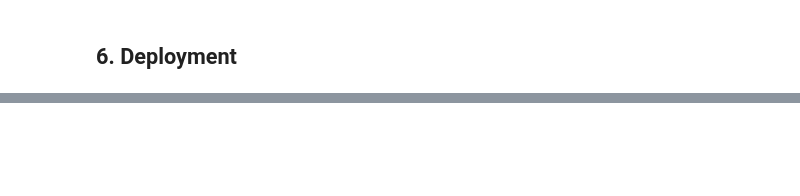
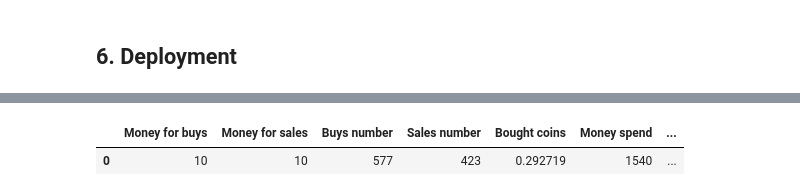
Before and after one commit to Adam-Palacz/crypto_ml, a Jupyter notebook: crypto_ml.ipynb, the cells around one changed output, grey strips where cells are left out. Drawn from its saved outputs; the diff is of its cells as text; code cells hidden in the pictures; blank space fills up the shorter version.

```diff
--- a/crypto_ml.ipynb
+++ b/crypto_ml.ipynb
@@ -488,6 +514,8 @@ def buys_sales_simulator_df(df=mean_predict_result, money_buys=10, money_sales=1
             bought_coins -= money_sales / df['mean'].iloc[i]
             money_spend -= money_sales
     coin_price = df['mean'].iloc[-1]
+    if bought_coins<0 or money_spend<0:
+        return "Negative Values"
     fortune = (bought_coins * coin_price).round(2)
     profit = (fortune - money_spend).round(2)
     rate_of_return = ((profit / money_spend) * 100).round(2)
@@ -505,4 +533,7 @@ def buys_sales_simulator_df(df=mean_predict_result, money_buys=10, money_sales=1
     }, index=[0])
     return result_df
 # %%
-buys_sales_simulator_df(10,10)
+buys_sales_simulator_df()
+# %% [output]
+|  | Money for buys | Money for sales | Buys number | Sales number | Bought coins | Money spend | ... |
+| 0 | 10 | 10 | 577 | 423 | 0.292719 | 1540 | ... |
```
Also changed, not shown: parts of 21 cells of this notebook.
